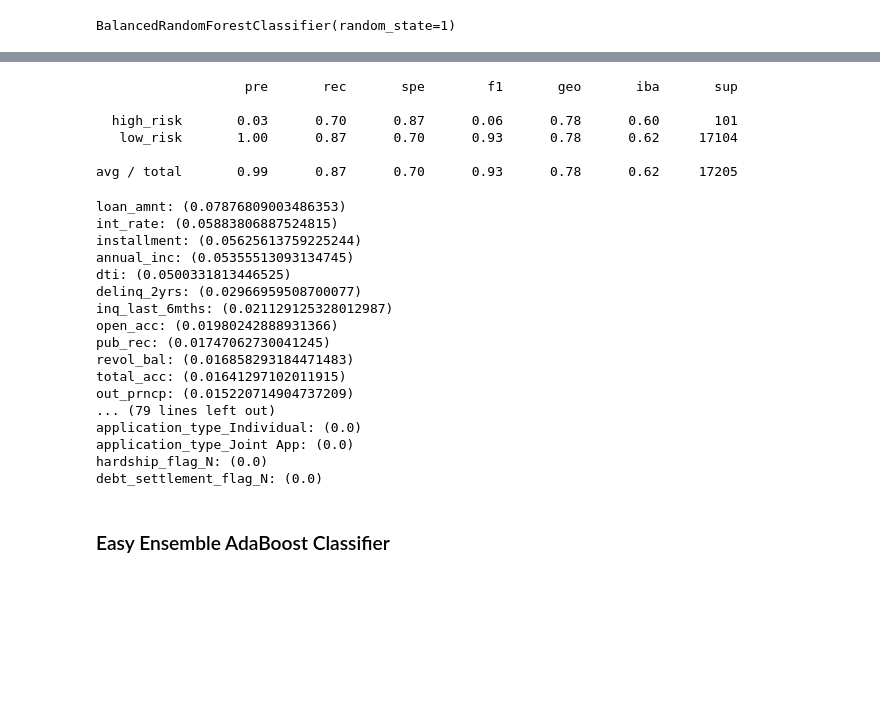
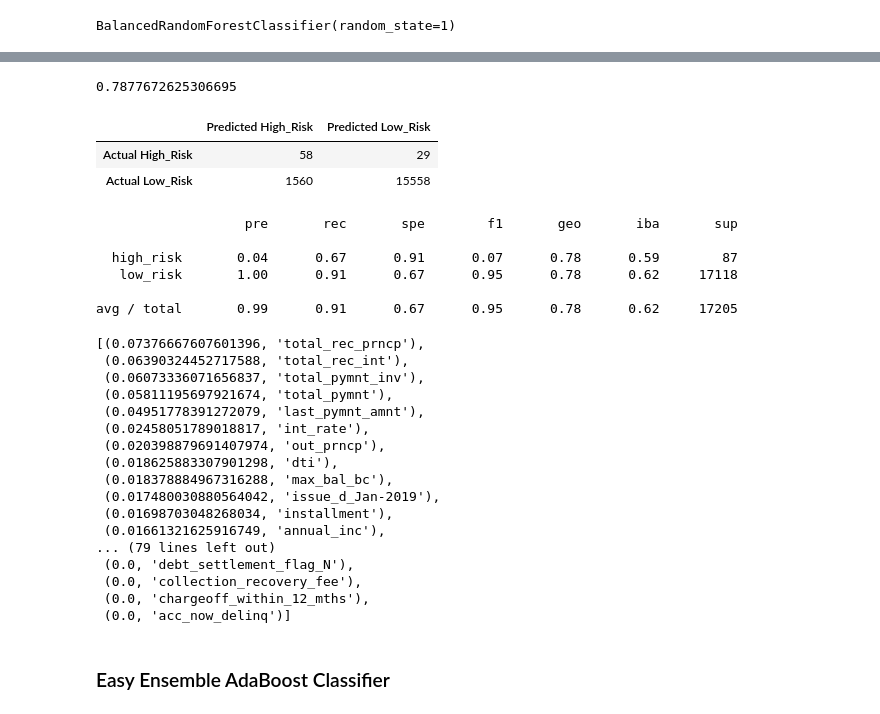
Before and after one commit to mdwilliams11/Credit_Risk_Analysis, a Jupyter notebook: Notebooks/credit_risk_ensemble.ipynb, the cells around one changed output, grey strips where cells are left out. Saved outputs shown, nothing was run; the diff lists cells and outputs as text; code cells hidden in the pictures; blank space fills up the shorter version.

```diff
--- a/Notebooks/credit_risk_ensemble.ipynb
+++ b/Notebooks/credit_risk_ensemble.ipynb
@@ -142,6 +142,8 @@ Note: Use a random state of 1 for each algorithm to ensure consistency between t
 ### Balanced Random Forest Classifier
 # %%
 # Resample the training data with the BalancedRandomForestClassifier
-# YOUR CODE HERE
+from imblearn.ensemble import BalancedRandomForestClassifier
+brf_model = BalancedRandomForestClassifier(n_estimators=100, random_state=1)
+brf_model.fit(X_train, y_train)
 # %% [output]
 BalancedRandomForestClassifier(random_state=1)
@@ -159,33 +150,53 @@ array([[   71,    30],
+# %%
+# Calculated the balanced accuracy score
+y_pred = brf_model.predict(X_test)
+
+from sklearn.metrics import confusion_matrix, accuracy_score
+balanced_accuracy_score(y_test,y_pred)
+# %% [output]
+0.7877672625306695
+# %%
+# Display the confusion matrix
+cm = confusion_matrix(y_test, y_pred)
+
+cm_df = pd.DataFrame(cm, index=["Actual High_Risk", "Actual Low_Risk"], columns=["Predicted High_Risk", "Predicted Low_Risk"])
+cm_df
+# %% [output]
+|  | Predicted High_Risk | Predicted Low_Risk |
+| Actual High_Risk | 58 | 29 |
+| Actual Low_Risk | 1560 | 15558 |
 # %%
 # Print the imbalanced classification report
-# YOUR CODE HERE
+from imblearn.metrics import classification_report_imbalanced
+print(classification_report_imbalanced(y_test, y_pred))
 # %% [output]
                    pre       rec       spe        f1       geo       iba       sup
 
-  high_risk       0.03      0.70      0.87      0.06      0.78      0.60       101
-   low_risk       1.00      0.87      0.70      0.93      0.78      0.62     17104
+  high_risk       0.04      0.67      0.91      0.07      0.78      0.59        87
+   low_risk       1.00      0.91      0.67      0.95      0.78      0.62     17118
 
-avg / total       0.99      0.87      0.70      0.93      0.78      0.62     17205
+avg / total       0.99      0.91      0.67      0.95      0.78      0.62     17205
 # %%
 # List the features sorted in descending order by feature importance
-# YOUR CODE HERE
+importances = brf_model.feature_importances_
+sorted(zip(brf_model.feature_importances_, X.columns), reverse=True)
 # %% [output]
-loan_amnt: (0.07876809003486353)
-int_rate: (0.05883806887524815)
-installment: (0.05625613759225244)
-annual_inc: (0.05355513093134745)
-dti: (0.0500331813446525)
-delinq_2yrs: (0.02966959508700077)
-inq_last_6mths: (0.021129125328012987)
-open_acc: (0.01980242888931366)
-pub_rec: (0.01747062730041245)
-revol_bal: (0.016858293184471483)
-total_acc: (0.01641297102011915)
-out_prncp: (0.015220714904737209)
+[(0.07376667607601396, 'total_rec_prncp'),
+ (0.06390324452717588, 'total_rec_int'),
+ (0.06073336071656837, 'total_pymnt_inv'),
+ (0.05811195697921674, 'total_pymnt'),
+ (0.04951778391272079, 'last_pymnt_amnt'),
+ (0.02458051789018817, 'int_rate'),
+ (0.020398879691407974, 'out_prncp'),
+ (0.018625883307901298, 'dti'),
+ (0.018378884967316288, 'max_bal_bc'),
+ (0.017480030880564042, 'issue_d_Jan-2019'),
+ (0.01698703048268034, 'installment'),
+ (0.01661321625916749, 'annual_inc'),
 ... (79 lines left out)
-application_type_Individual: (0.0)
-application_type_Joint App: (0.0)
-hardship_flag_N: (0.0)
-debt_settlement_flag_N: (0.0)
+ (0.0, 'debt_settlement_flag_N'),
+ (0.0, 'collection_recovery_fee'),
+ (0.0, 'chargeoff_within_12_mths'),
+ (0.0, 'acc_now_delinq')]
 # %% [markdown]
 ### Easy Ensemble AdaBoost Classifier
```
Also changed, not shown: parts of 9 cells of this notebook, 2 other files.
